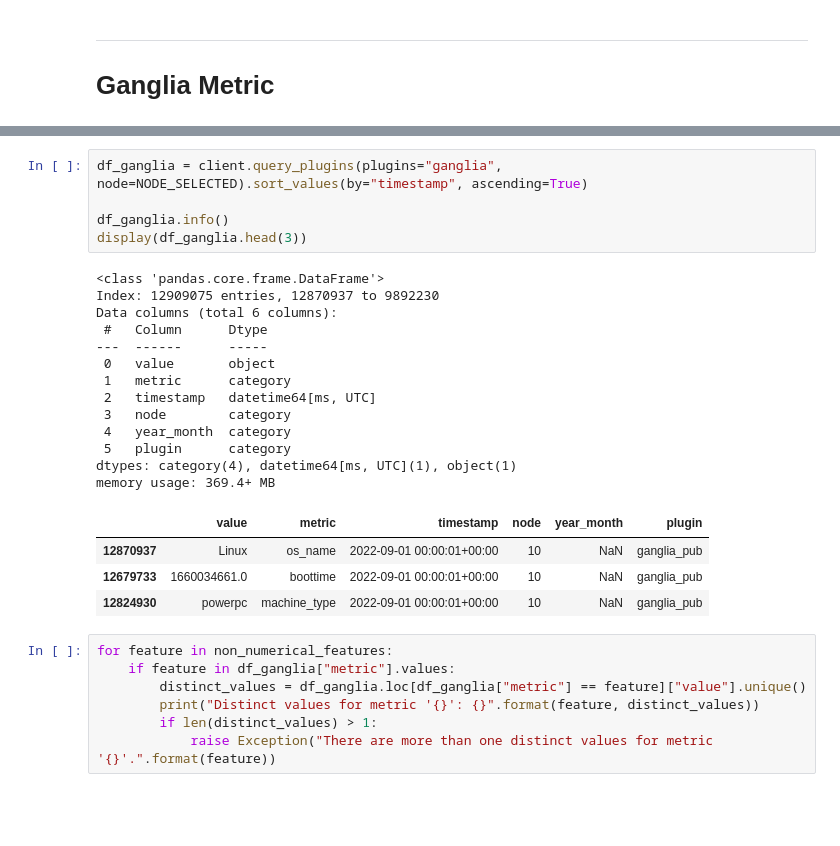
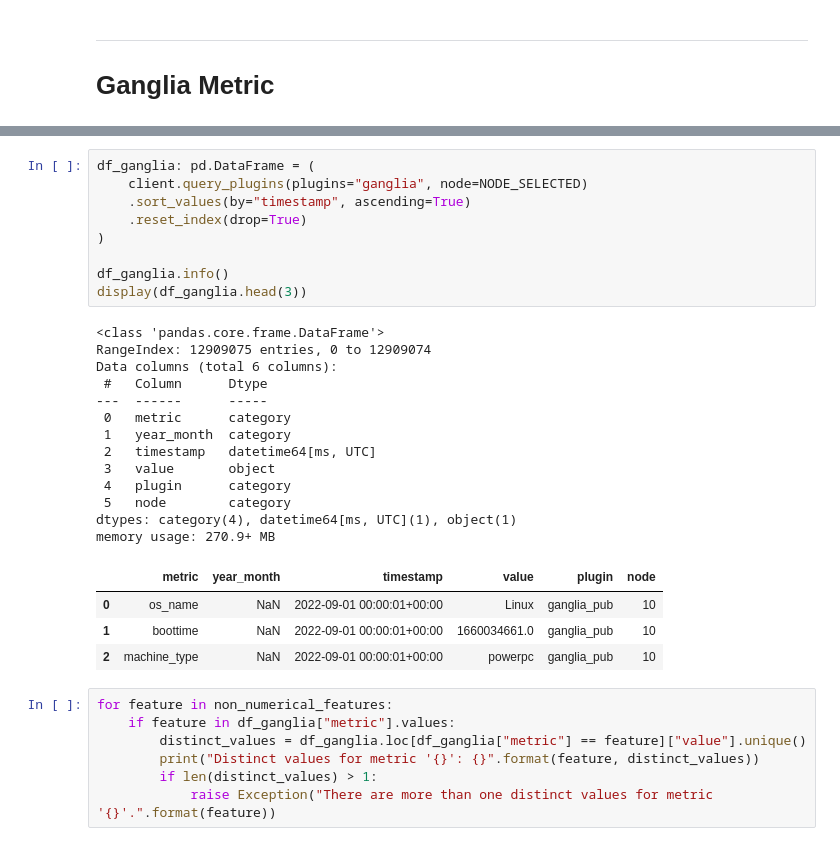
Before and after one commit to RiccardoEvangelisti/Anomaly-Detection, a Jupyter notebook: Data_Visualization.ipynb, the cells around one changed output, grey strips where cells are left out. Saved outputs shown, nothing was run; the diff lists cells and outputs as text; blank space fills up the shorter version.

```diff
--- a/Data_Visualization.ipynb
+++ b/Data_Visualization.ipynb
@@ -379,28 +389,32 @@ metric: 'Gpu3_gpu_utilization'
 ----------------------------------------------------------------
 NON NUMERICAL METRICS: ['machine_type', 'gexec', 'os_name', 'os_release']
 # %%
-df_ganglia = client.query_plugins(plugins="ganglia", node=NODE_SELECTED).sort_values(by="timestamp", ascending=True)
+df_ganglia: pd.DataFrame = (
+    client.query_plugins(plugins="ganglia", node=NODE_SELECTED)
+    .sort_values(by="timestamp", ascending=True)
+    .reset_index(drop=True)
+)
 
 df_ganglia.info()
 display(df_ganglia.head(3))
 # %% [output]
 <class 'pandas.core.frame.DataFrame'>
-Index: 12909075 entries, 12870937 to 9892230
+RangeIndex: 12909075 entries, 0 to 12909074
 Data columns (total 6 columns):
  #   Column      Dtype
 ---  ------      -----
- 0   value       object
- 1   metric      category
+ 0   metric      category
+ 1   year_month  category
  2   timestamp   datetime64[ms, UTC]
- 3   node        category
- 4   year_month  category
- 5   plugin      category
+ 3   value       object
+ 4   plugin      category
+ 5   node        category
 dtypes: category(4), datetime64[ms, UTC](1), object(1)
-memory usage: 369.4+ MB
+memory usage: 270.9+ MB
-|  | value | metric | timestamp | node | year_month | plugin |
-| 12870937 | Linux | os_name | 2022-09-01 00:00:01+00:00 | 10 | NaN | ganglia_pub |
-| 12679733 | 1660034661.0 | boottime | 2022-09-01 00:00:01+00:00 | 10 | NaN | ganglia_pub |
-| 12824930 | powerpc | machine_type | 2022-09-01 00:00:01+00:00 | 10 | NaN | ganglia_pub |
+|  | metric | year_month | timestamp | value | plugin | node |
+| 0 | os_name | NaN | 2022-09-01 00:00:01+00:00 | Linux | ganglia_pub | 10 |
+| 1 | boottime | NaN | 2022-09-01 00:00:01+00:00 | 1660034661.0 | ganglia_pub | 10 |
+| 2 | machine_type | NaN | 2022-09-01 00:00:01+00:00 | powerpc | ganglia_pub | 10 |
 # %%
 for feature in non_numerical_features:
     if feature in df_ganglia["metric"].values:
```
Also changed, not shown: parts of 15 cells of this notebook.
